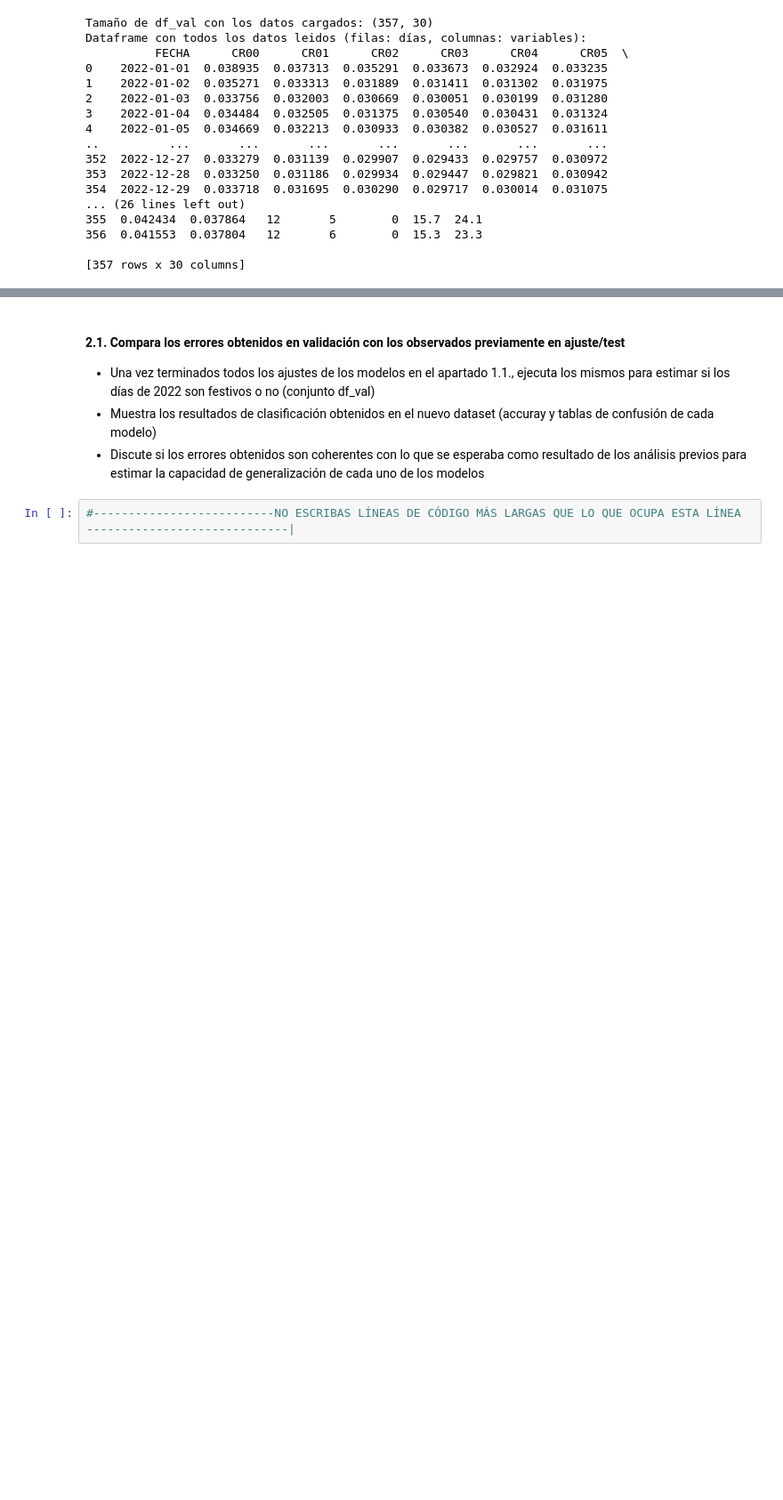
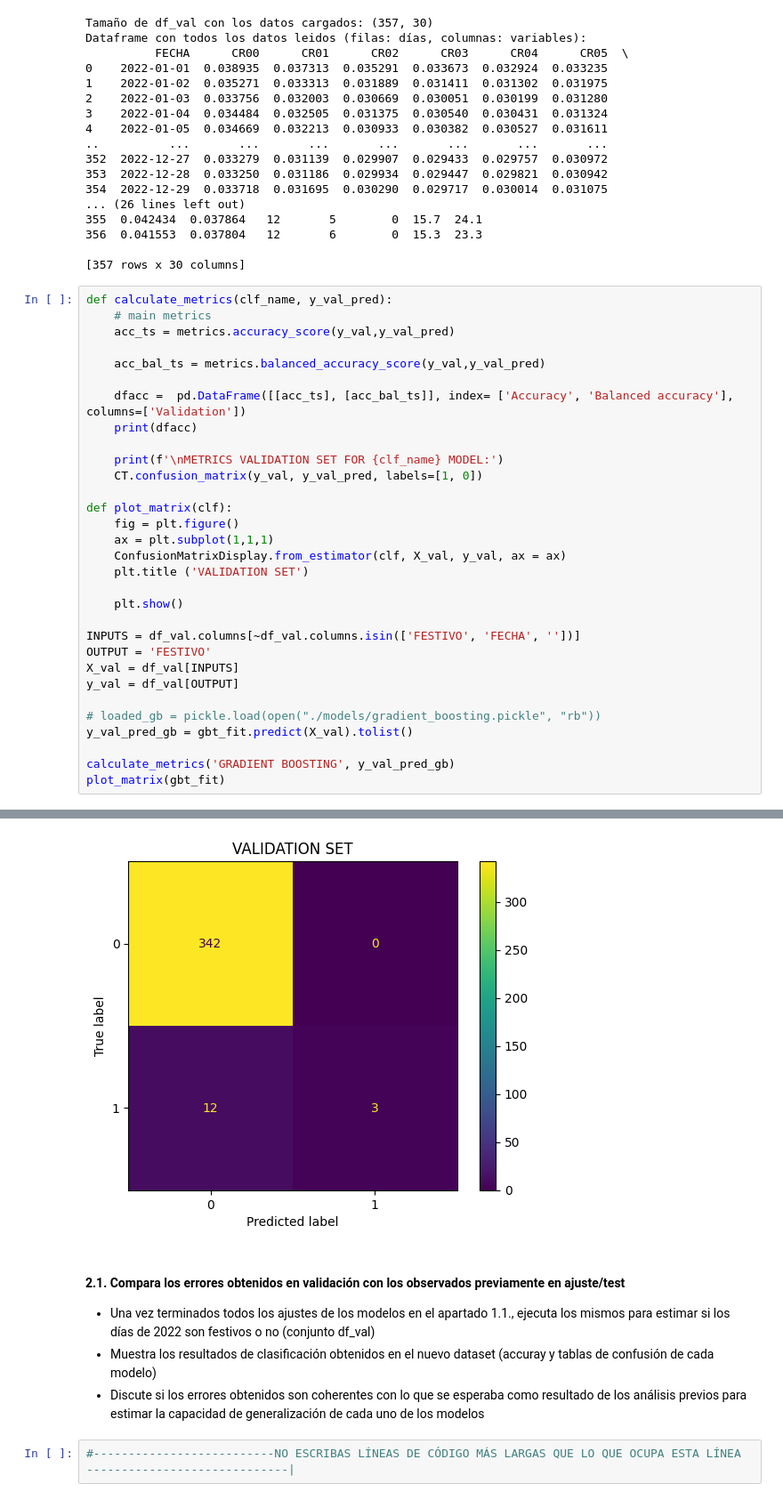
Before and after one commit to maroacc/ensemble, a Jupyter notebook: ass1_ML2_GRUPO_G3_Mariajo.ipynb, the cells around one changed output, grey strips where cells are left out. Shown at 89% size. Saved outputs shown, nothing was run; the diff lists cells and outputs as text; blank space fills up the shorter version.

```diff
--- a/ass1_ML2_GRUPO_G3_Mariajo.ipynb
+++ b/ass1_ML2_GRUPO_G3_Mariajo.ipynb
@@ -839,3 +840,35 @@ Dataframe con todos los datos leidos (filas: días, columnas: variables):
 356  0.041553  0.037804   12       6        0  15.3  23.3
 
 [357 rows x 30 columns]
+# %%
+def calculate_metrics(clf_name, y_val_pred):
+    # main metrics
+    acc_ts = metrics.accuracy_score(y_val,y_val_pred)
+
+    acc_bal_ts = metrics.balanced_accuracy_score(y_val,y_val_pred)
+
+    dfacc =  pd.DataFrame([[acc_ts], [acc_bal_ts]], index= ['Accuracy', 'Balanced accuracy'],  columns=['Validation'])
+    print(dfacc)
+
+    print(f'\nMETRICS VALIDATION SET FOR {clf_name} MODEL:')
+    CT.confusion_matrix(y_val, y_val_pred, labels=[1, 0])
+
+def plot_matrix(clf):
+    fig = plt.figure()
+    ax = plt.subplot(1,1,1)
+    ConfusionMatrixDisplay.from_estimator(clf, X_val, y_val, ax = ax)
+    plt.title ('VALIDATION SET')
+
+    plt.show()
+
+INPUTS = df_val.columns[~df_val.columns.isin(['FESTIVO', 'FECHA', ''])]
+OUTPUT = 'FESTIVO'
+X_val = df_val[INPUTS]
+y_val = df_val[OUTPUT]
+
+# loaded_gb = pickle.load(open("./models/gradient_boosting.pickle", "rb"))
+y_val_pred_gb = gbt_fit.predict(X_val).tolist()
+
+calculate_metrics('GRADIENT BOOSTING', y_val_pred_gb)
+plot_matrix(gbt_fit)
+# %% [output]
@@ -842,3 +892,4 @@ Dataframe con todos los datos leidos (filas: días, columnas: variables):
+[figure, added]
 # %% [markdown]
 #### 2.1. Compara los errores obtenidos en validación con los observados previamente en ajuste/test
 - Una vez terminados todos los ajustes de los modelos en el apartado 1.1., ejecuta los mismos para estimar si los días de 2022 son festivos o no (conjunto df_val)
```
Also changed, not shown: parts of 3 cells of this notebook, 2 other files.
